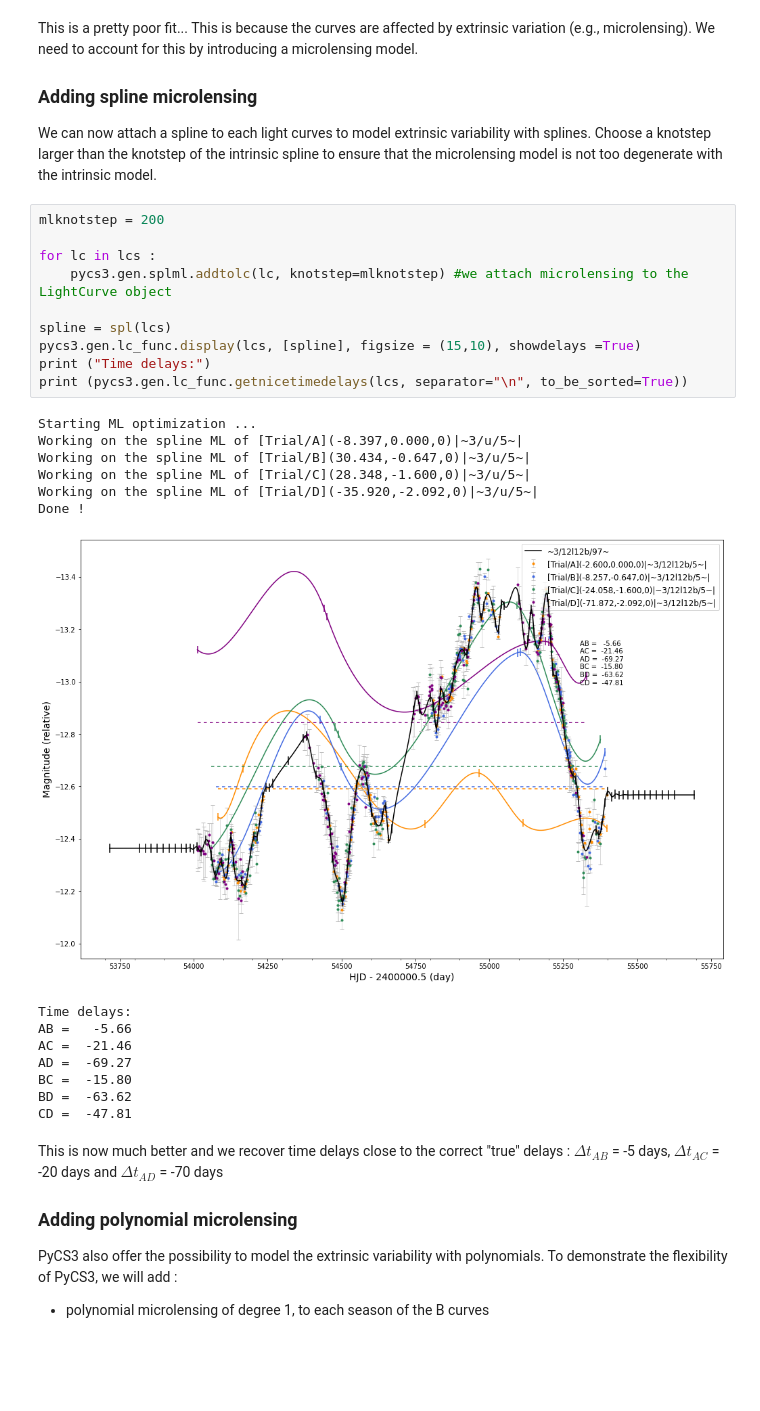
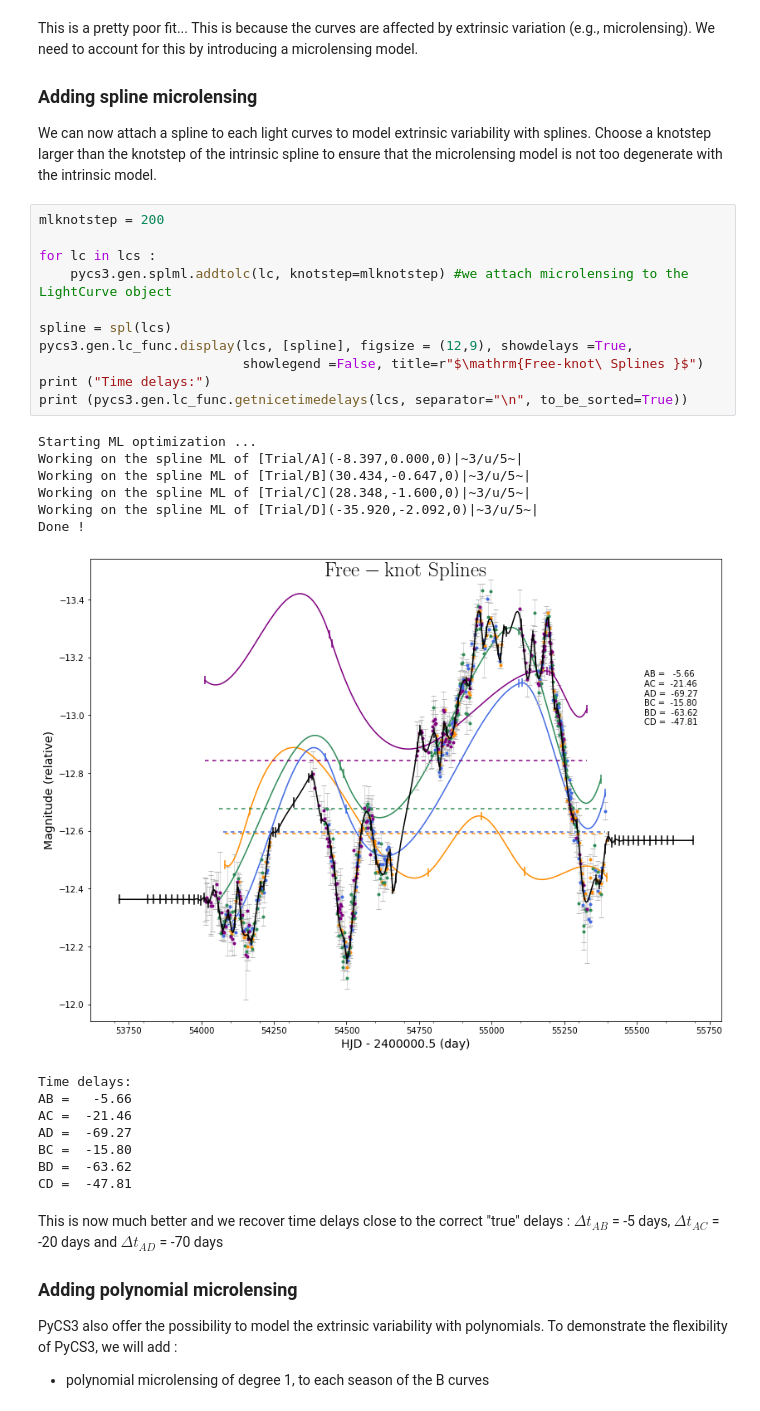
Before and after one commit to ZSHJoanna/pycs-diy, a Jupyter notebook: notebook/Measuring time delays with spline and regdiff.ipynb, the cells around one changed output. Cells and saved outputs as stored; diff of their text form; blank space fills up the shorter version.

```diff
--- a/notebook/Measuring time delays with spline and regdiff.ipynb
+++ b/notebook/Measuring time delays with spline and regdiff.ipynb
@@ -72,21 +72,22 @@ We can now attach a spline to each light curves to model extrinsic variability w
 # %%
 mlknotstep = 200
 
 for lc in lcs :
     pycs3.gen.splml.addtolc(lc, knotstep=mlknotstep) #we attach microlensing to the LightCurve object
 
 spline = spl(lcs)
-pycs3.gen.lc_func.display(lcs, [spline], figsize = (15,10), showdelays =True)
+pycs3.gen.lc_func.display(lcs, [spline], figsize = (12,9), showdelays =True,
+                          showlegend =False, title=r"$\mathrm{Free-knot\ Splines }$")
 print ("Time delays:")
 print (pycs3.gen.lc_func.getnicetimedelays(lcs, separator="\n", to_be_sorted=True))
 # %% [output]
 Starting ML optimization ...
 Working on the spline ML of [Trial/A](-8.397,0.000,0)|~3/u/5~|
 Working on the spline ML of [Trial/B](30.434,-0.647,0)|~3/u/5~|
 Working on the spline ML of [Trial/C](28.348,-1.600,0)|~3/u/5~|
 Working on the spline ML of [Trial/D](-35.920,-2.092,0)|~3/u/5~|
 Done !
-[figure, old version]
+[figure, new version]
 Time delays:
 AB =   -5.66
 AC =  -21.46
```
Also changed, not shown: parts of 3 cells of this notebook, 2 other files.
